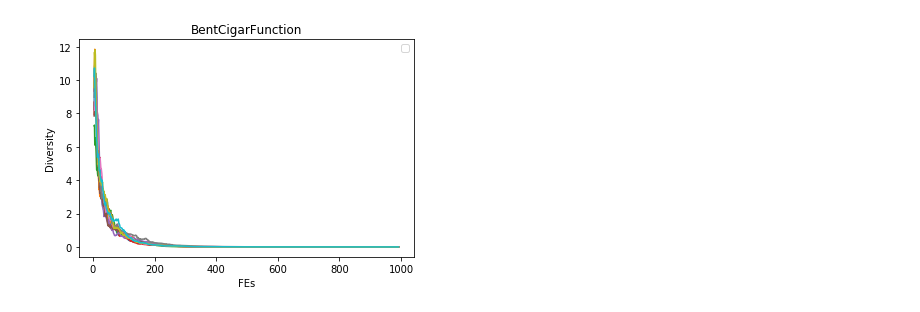
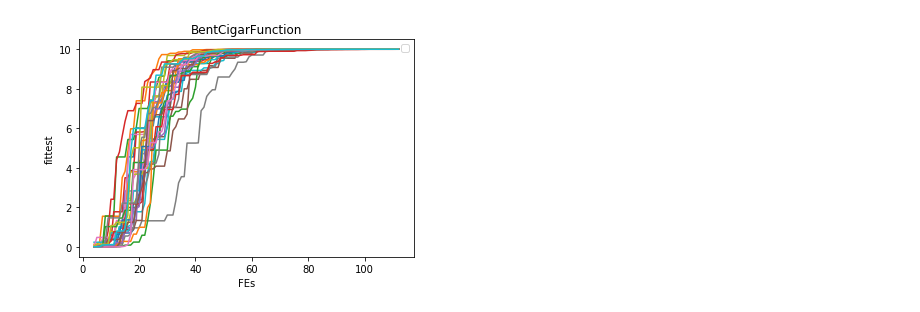
Before and after one commit to mrvoh/EvolutionaryComputing, a Jupyter notebook: assignmentfiles_2017/Gather Metrics.ipynb, the cells around one changed output. Drawn from its saved outputs; the diff is of its cells as text; code cells hidden in the pictures.

```diff
--- a/assignmentfiles_2017/Gather Metrics.ipynb
+++ b/assignmentfiles_2017/Gather Metrics.ipynb
@@ -12,16 +12,18 @@ def gather_metrics(allFiles):
     frame = pd.DataFrame()
     list_ = []
     for file_ in allFiles:
-        df = pd.read_csv(file_,index_col=None, header=0)
-        df.drop(df.head(4).index,inplace=True)
-        df.drop(df.tail(4).index,inplace=True)
-
-        df = pd.to_numeric(df.iloc[:,0])
-        list_.append(df)
+        try:
+            df = pd.read_csv(file_,index_col=None, header=0)
+            df.drop(df.head(4).index,inplace=True)
+            df.drop(df.tail(4).index,inplace=True)
+            df = pd.to_numeric(df.iloc[:,0])
+            list_.append(df)
+        except:
+            pass
     frame = pd.concat(list_,axis=1)
     return frame
 # Run script to collect datasets
-# eval="SchaffersEvaluation" && for i in {1..10}; do java -jar testrun.jar -submission=RDE -evaluation=$eval -seed=${i}  > metrics/${eval}_fittest_${i}.txt; done
+# submission=SADE_with_crossover && eval="KatsuuraEvaluation" && for i in {1..30}; do java -jar testrun.jar -submission=$submission -evaluation=$eval -seed=${i}  > metrics/${submission}_${eval}_diversity_${i}.txt; done
 
 #allFiles = glob.glob("fitness*.txt")
 # %%
@@ -92,11 +157,11 @@ plt.show()
 # %%
-allFiles = glob.glob("metrics/SchaffersEvaluation*diversity2_*.txt")
+allFiles = glob.glob("metrics/SADE_BentCigarFunction*fittest*.txt")
 frame = gather_metrics(allFiles)
 frame.plot()
 plt.title("BentCigarFunction")
 plt.xlabel('FEs')
-plt.ylabel('Diversity')
+plt.ylabel('fittest')
 plt.legend("")
 plt.show()
 # %% [output]
-[figure, old version]
+[figure, new version]
```
Also changed, not shown: parts of 9 cells of this notebook.
